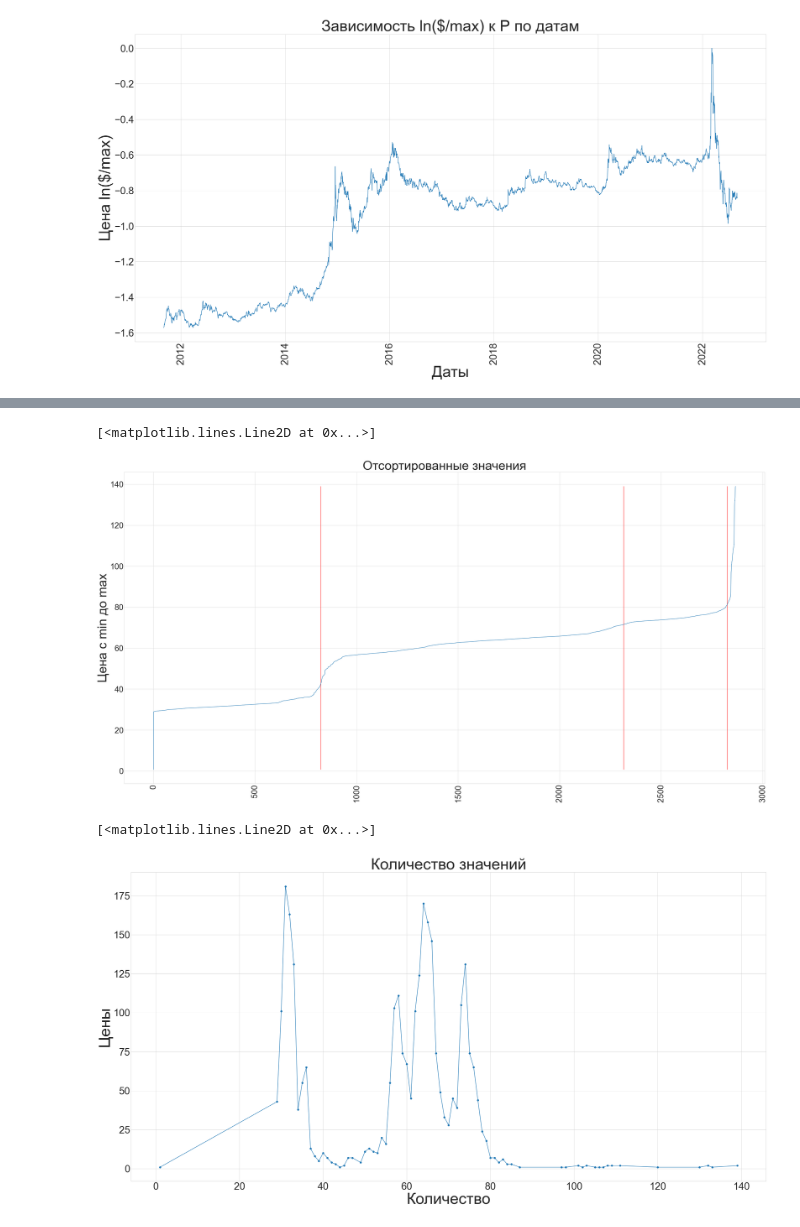
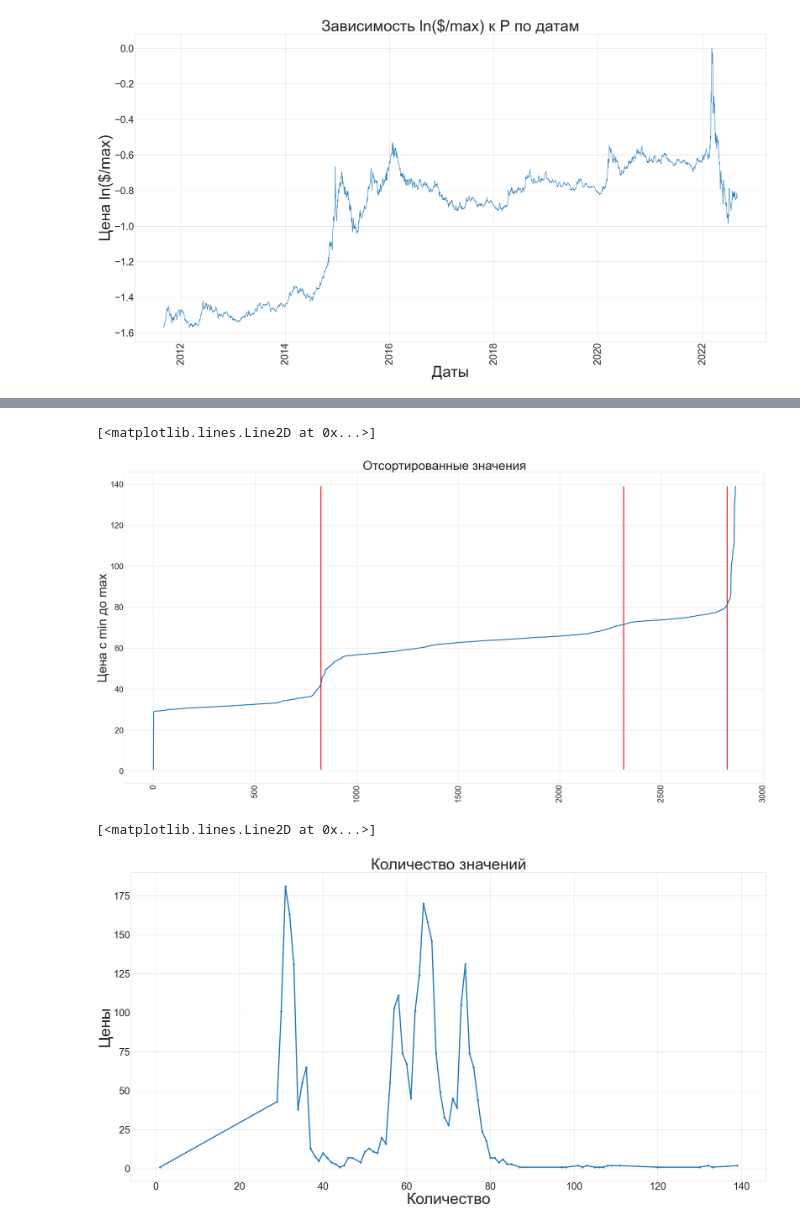
Before and after one commit to TimmmofeyD/lessons, a Jupyter notebook: практика/введение в проф деят/graph$.ipynb, the cells around one changed output, grey strips where cells are left out. Drawn from its saved outputs; the diff is of its cells as text; code cells hidden in the pictures.

```diff
--- a/практика/введение в проф деят/graph$.ipynb
+++ b/практика/введение в проф деят/graph$.ipynb
@@ -126,21 +150,21 @@ plt.plot(x, y, marker = "o")
 # %%
 data.sort_values(by=['Close'], inplace=True)
 
 x = [*range(len(data))]
 y = data["Close"]
 plt.figure(figsize=(50, 25))
 plt.title('Отсортированные значения', size = 55)
 plt.ylabel('Цена с min до max', size = 55)
 plt.xticks(rotation=90)
 plt.tick_params(labelsize=35)
-plt.vlines(825, y.min(), y.max(), color = "r")
-plt.vlines(2315, y.min(), y.max(), color = "r")
-plt.vlines(2825, y.min(), y.max(), color = "r")
+plt.vlines(825, y.min(), y.max(), color = "r", linewidth = 4)
+plt.vlines(2315, y.min(), y.max(), color = "r", linewidth = 4)
+plt.vlines(2825, y.min(), y.max(), color = "r", linewidth = 4)
 plt.minorticks_on()
-plt.plot(x, y)
+plt.plot(x, y, linewidth = 4)
 # %% [output]
 [<matplotlib.lines.Line2D at 0x...>]
-[figure, old version]
+[figure, new version]
 # %%
 from collections import Counter
 # %%
@@ -157,7 +181,7 @@ plt.title('Количество значений', size = 55)
 plt.ylabel('Цены', size = 55)
 plt.xlabel('Количество', size = 55)
 plt.tick_params(labelsize=35)
-plt.plot(x, y, marker = "o")
+plt.plot(x, y, marker = "o", linewidth = 4)
 # %% [output]
 [<matplotlib.lines.Line2D at 0x...>]
-[figure, old version]
+[figure, new version]
```
Also changed, not shown: parts of 2 cells of this notebook.
